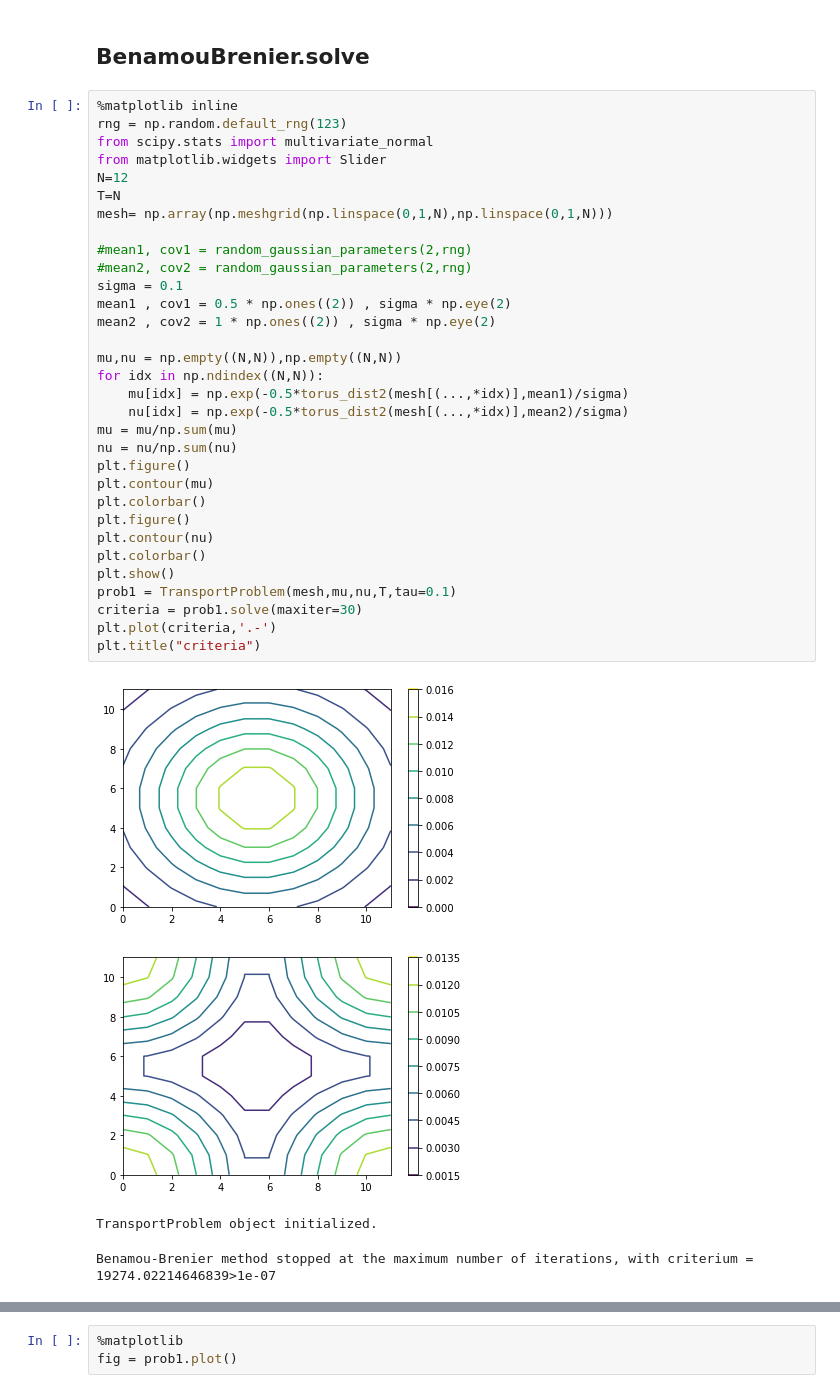
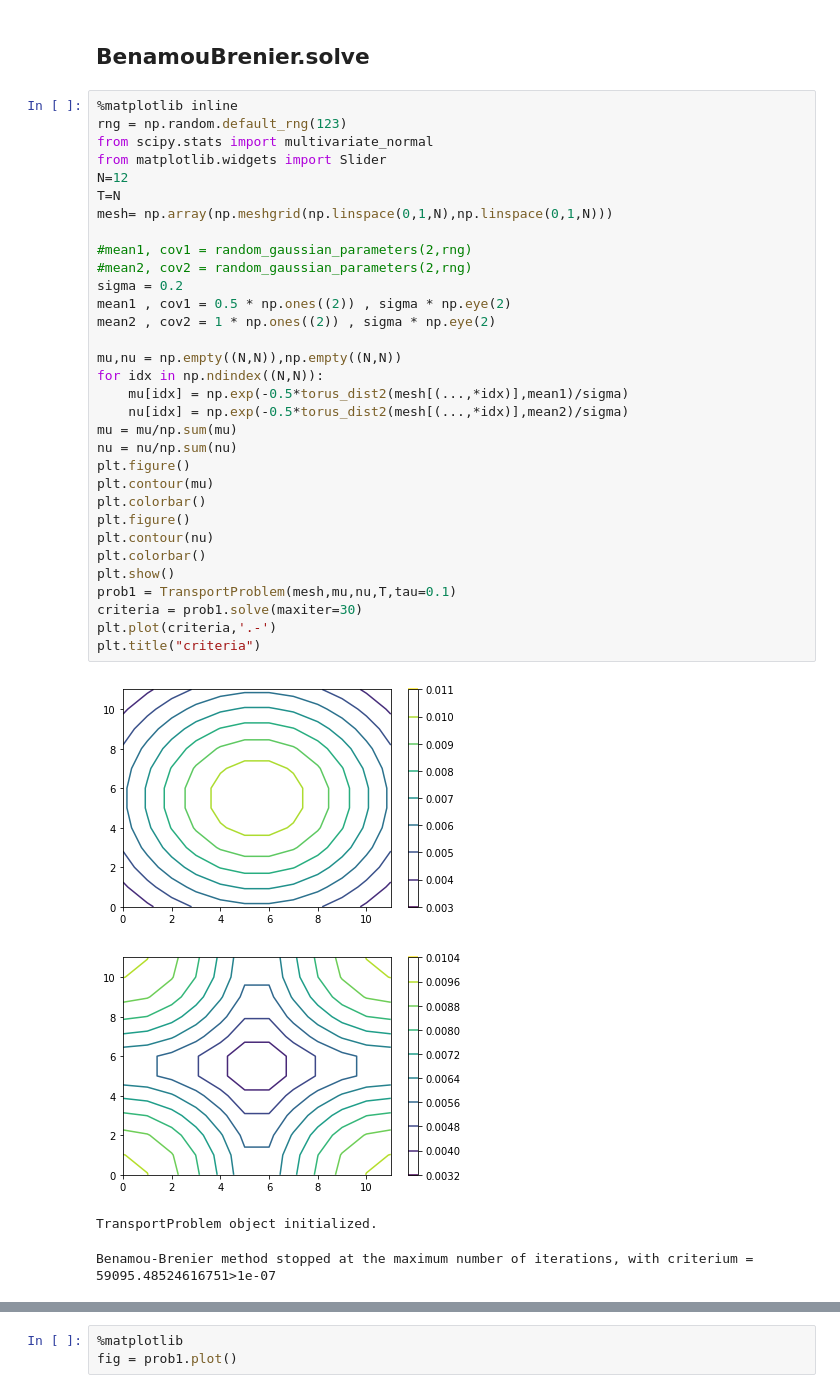
Before and after one commit to Benoit-Muller/Computational-Optimal-Transport, a Jupyter notebook: tests_BB.ipynb, the cells around one changed output, grey strips where cells are left out. Saved outputs shown, nothing was run; the diff lists cells and outputs as text.

Commit message:
sigma=0.2

```diff
--- a/tests_BB.ipynb
+++ b/tests_BB.ipynb
@@ -32,36 +32,36 @@ np.sqrt(d)
 rng = np.random.default_rng(123)
 from scipy.stats import multivariate_normal
 from matplotlib.widgets import Slider
 N=12
 T=N
 mesh= np.array(np.meshgrid(np.linspace(0,1,N),np.linspace(0,1,N)))
 
 #mean1, cov1 = random_gaussian_parameters(2,rng)
 #mean2, cov2 = random_gaussian_parameters(2,rng)
-sigma = 0.1
+sigma = 0.2
 mean1 , cov1 = 0.5 * np.ones((2)) , sigma * np.eye(2)
 mean2 , cov2 = 1 * np.ones((2)) , sigma * np.eye(2)
 
 mu,nu = np.empty((N,N)),np.empty((N,N))
 for idx in np.ndindex((N,N)):
     mu[idx] = np.exp(-0.5*torus_dist2(mesh[(...,*idx)],mean1)/sigma)
     nu[idx] = np.exp(-0.5*torus_dist2(mesh[(...,*idx)],mean2)/sigma)
 mu = mu/np.sum(mu)
 nu = nu/np.sum(nu)
 plt.figure()
 plt.contour(mu)
 plt.colorbar()
 plt.figure()
 plt.contour(nu)
 plt.colorbar()
 plt.show()
 prob1 = TransportProblem(mesh,mu,nu,T,tau=0.1)
 criteria = prob1.solve(maxiter=30)
 plt.plot(criteria,'.-')
 plt.title("criteria")
 # %% [output]
-[figure, old version]
+[figure, new version]
-[figure, old version]
+[figure, new version]
 TransportProblem object initialized.
-Benamou-Brenier method stopped at the maximum number of iterations, with criterium = 19274.02214646839>1e-07
+Benamou-Brenier method stopped at the maximum number of iterations, with criterium = 59095.48524616751>1e-07
 Text(0.5, 1.0, 'criteria')
```
Also changed, not shown: parts of 2 cells of this notebook.
